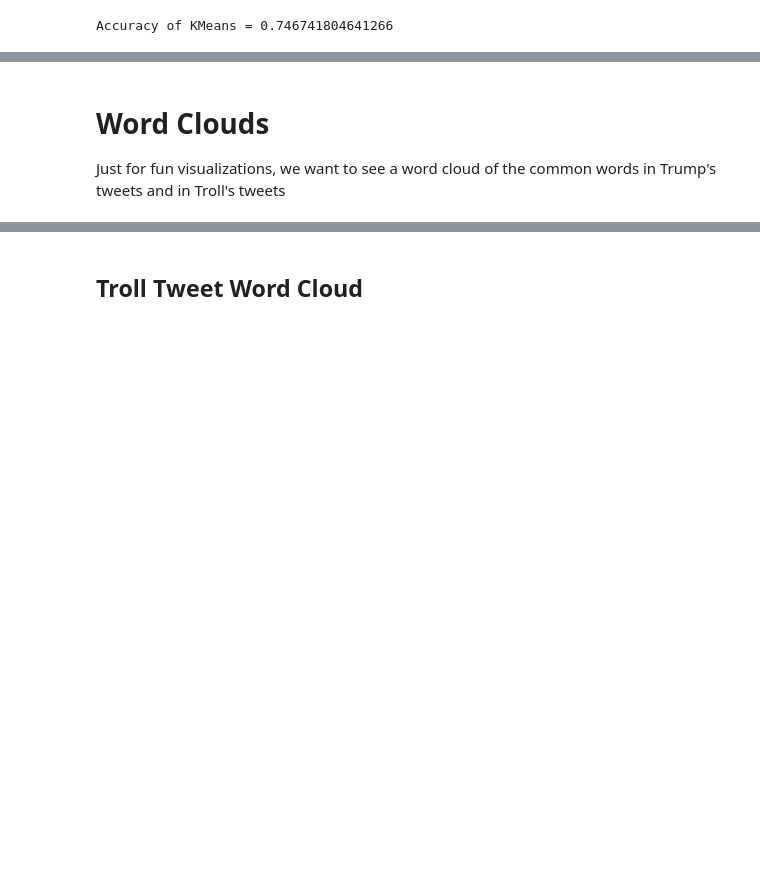
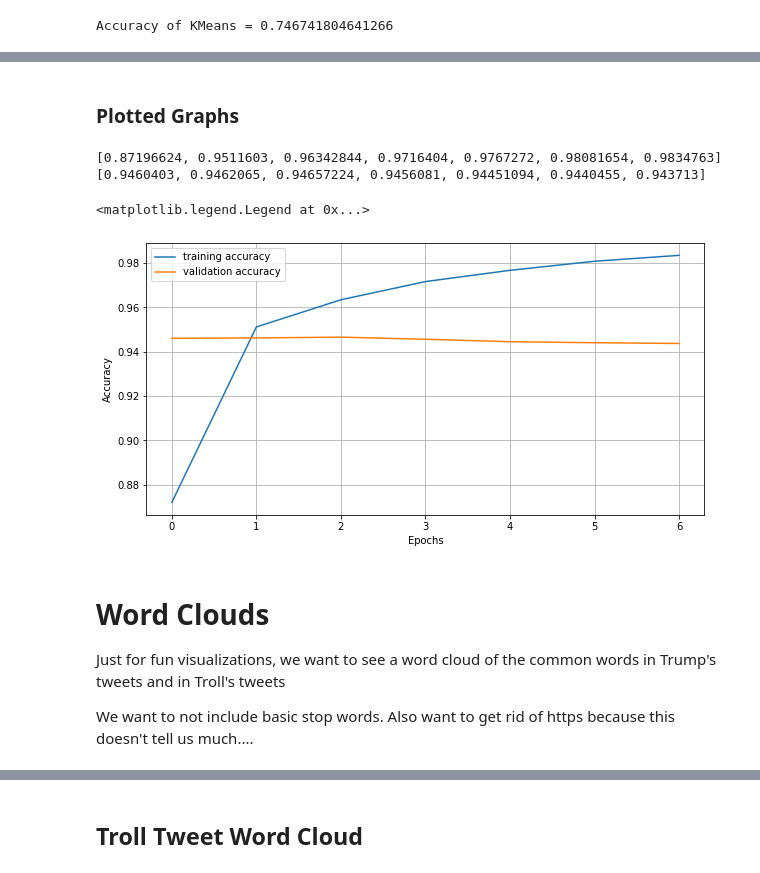
Before and after one commit to mayankvanjani/trump_or_troll, a Jupyter notebook: Trump_or_Troll_G_Collab.ipynb, the cells around one changed output, grey strips where cells are left out. Cells and saved outputs as stored; diff of their text form; code cells hidden in the pictures; blank space fills up the shorter version.

```diff
--- a/Trump_or_Troll_G_Collab.ipynb
+++ b/Trump_or_Troll_G_Collab.ipynb
@@ -178,0 +173,20 @@ Accuracy of KMeans = 0.746741804641266
+# %%
+Xtr, Xts, ytr, yts = train_test_split(X, labels, test_size=0.5, random_state=42)
+# %%
+K.clear_session()
+nin = Xtr.shape[1]
+print(nin)
+print(Xtr.shape)
+nh = 100
+
+nout = 1
+model = Sequential()
+
+model.add(Dense(units=500, input_shape=(nin,), activation='relu', name='hidden1'))
+model.add(Dropout(0.75, input_shape=(nin,)))
+model.add(Dense(units=500, input_shape=(500,), activation='relu', name='hidden2'))
+model.add(Dropout(0.75, input_shape=(nin,)))
+model.add(Dense(units=100, input_shape=(500,), activation='relu', name='hidden3'))
+model.add(Dense(units=nout, activation='sigmoid', name='output'))
+
+#print("here")
@@ -178,0 +224,7 @@ Accuracy of KMeans = 0.746741804641266
+# %%
+from tensorflow.keras import optimizers
+opt = optimizers.Adam(lr = 0.001)
+model.compile(optimizer=opt,
+             loss='binary_crossentropy',
+             metrics=['accuracy','mean_squared_error'])
+hist = model.fit(Xtr.A, ytr, epochs=7, batch_size=100, validation_data=(Xts.A, yts))
@@ -179,4 +247,26 @@ Accuracy of KMeans = 0.746741804641266
+# %% [markdown]
+### Plotted Graphs
+# %%
+tr_accuracy = hist.history['acc']
+val_accuracy = hist.history['val_acc']
+print(tr_accuracy)
+print(val_accuracy)
+
+figure(figsize=(10,5))
+plt.plot(tr_accuracy)
+plt.plot(val_accuracy)
+plt.grid()
+plt.xlabel('Epochs')
+plt.ylabel('Accuracy')
+plt.legend(['training accuracy', 'validation accuracy'])
+# %% [output]
+[0.87196624, 0.9511603, 0.96342844, 0.9716404, 0.9767272, 0.98081654, 0.9834763]
+[0.9460403, 0.9462065, 0.94657224, 0.9456081, 0.94451094, 0.9440455, 0.943713]
+<matplotlib.legend.Legend at 0x...>
+[figure, added]
 # %% [markdown]
 # Word Clouds
 
 Just for fun visualizations, we want to see a word cloud of the common words in Trump's tweets and in Troll's tweets
+
+We want to not include basic stop words. Also want to get rid of https because this doesn't tell us much....
```
Also changed, not shown: parts of 42 cells of this notebook, 1 other file.
